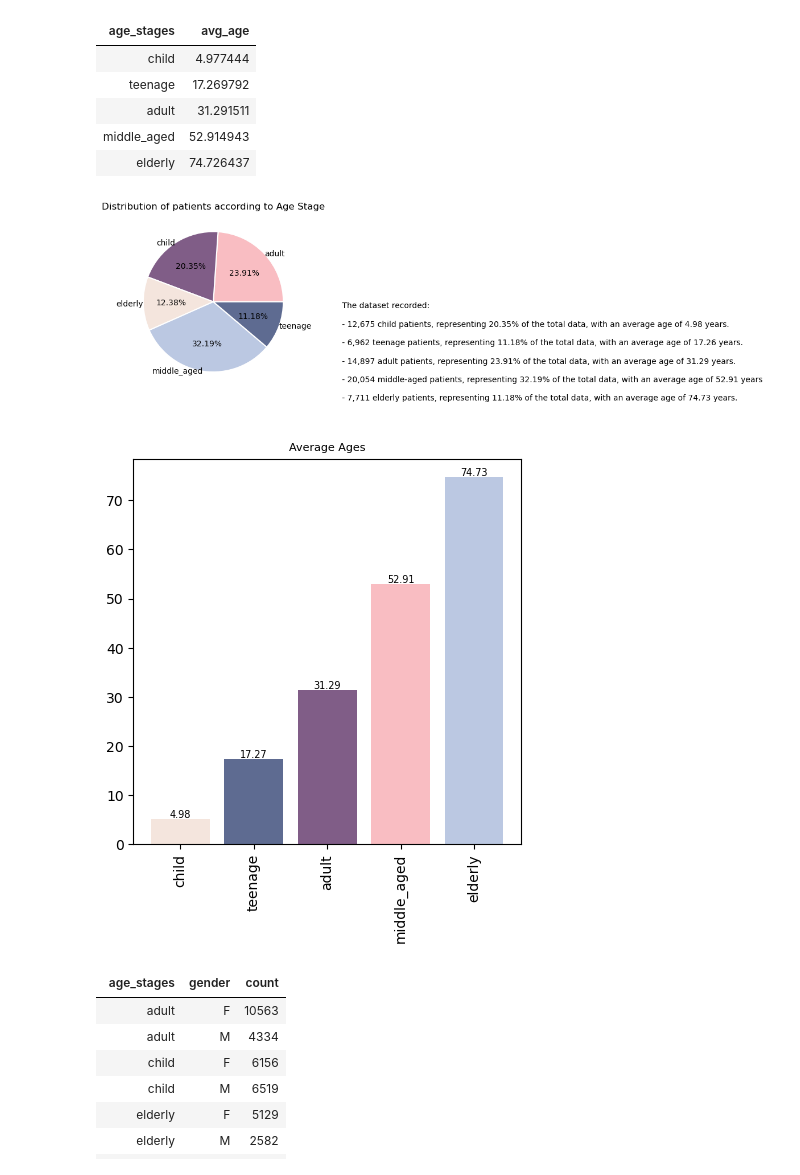
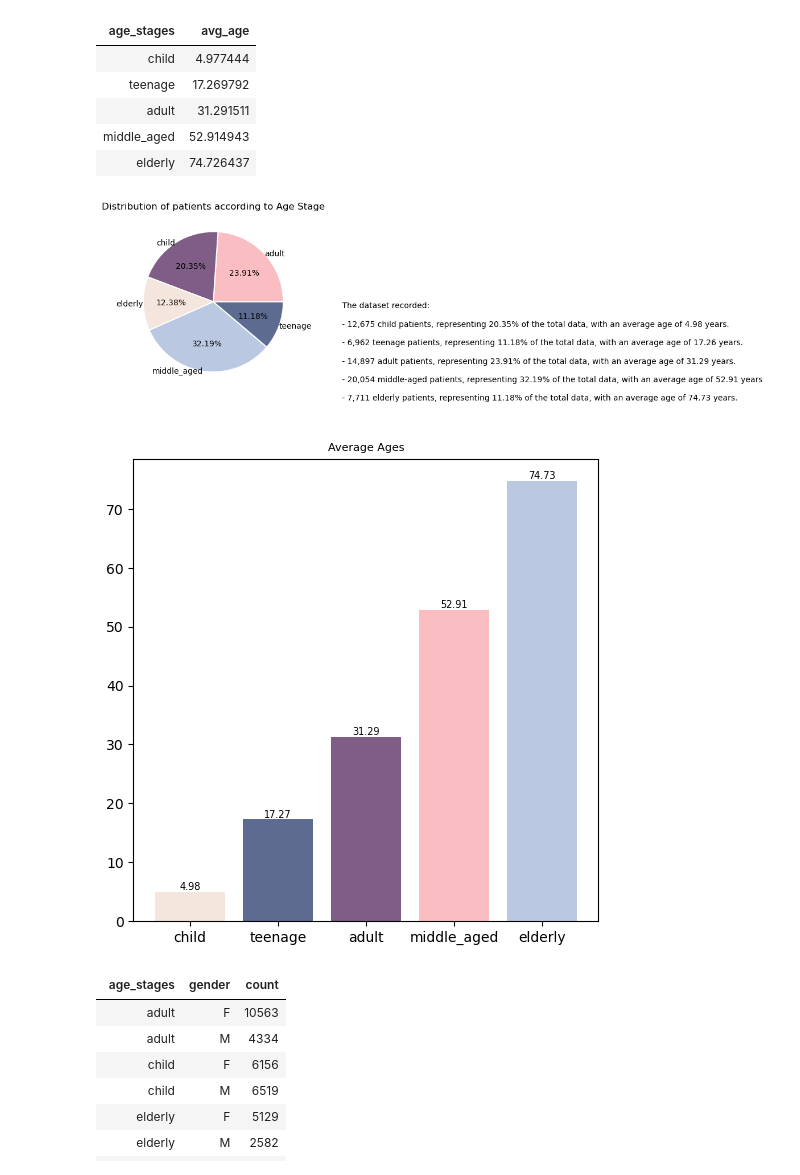
Before and after one commit to hend-a-ghafour/No-Show-Appointments, a Jupyter notebook: no_show_appointments.ipynb, the cells around one changed output. Drawn from its saved outputs; the diff is of its cells as text; code cells hidden in the pictures.

```diff
--- a/no_show_appointments.ipynb
+++ b/no_show_appointments.ipynb
@@ -604,32 +493,35 @@ avg_age.sort_values('avg_age').style.hide()
 | middle_aged | 52.914943 |
 | elderly | 74.726437 |
 # %%
-x=df.groupby(['age_stages']).patient_id.nunique()
+# Exploring Counts & Averages of age_stages by visualization:
+
 notes = ''' The dataset recorded:\n\n - 12,675 child patients, representing 20.35% of the total data, with an average age of 4.98 years.\n
  - 6,962 teenage patients, representing 11.18% of the total data, with an average age of 17.26 years.\n
  - 14,897 adult patients, representing 23.91% of the total data, with an average age of 31.29 years.\n
  - 20,054 middle-aged patients, representing 32.19% of the total data, with an average age of 52.91 years\n
  - 7,711 elderly patients, representing 11.18% of the total data, with an average age of 74.73 years.\n'''
+
+x=df.groupby(['age_stages']).patient_id.nunique()
 plt.subplots(figsize = (4,4))
 plt.pie(x,labels = age_stage_count.age_stages,  colors= ['#f9bdc2','#805d87','#f4e5dd','#bbc8e2','#5e6b91'], autopct='%1.2f%%',labeldistance=1,pctdistance=.6,
         wedgeprops={"linewidth": 1.5, "edgecolor": "white"} )
 plt.title('Distribution of patients according to Age Stage')
 plt.text(1.8,0,notes,ha='left',va='top',fontsize = 10, weight = 'normal')
 plt.show();
 
 x=avg_age.sort_values('avg_age').age_stages.to_list()
 y=avg_age.sort_values('avg_age').avg_age.to_list()
-plt.subplots(figsize = (5,5))
+plt.subplots(figsize = (6,6))
 plt.bar(x,y,color= ['#f4e5dd','#5e6b91','#805d87','#f9bdc2','#bbc8e2'], alpha = 1)
 for i, v in enumerate(avg_age.sort_values('avg_age').avg_age):
-  plt.text(i,v, f"{v:.2f}", ha='center', va='bottom',fontsize=7);
-plt.title('Average Ages', fontsize = 8);
-plt.xticks(fontsize = 10, rotation = 90)
+  plt.text(i,v, f"{v:.2f}", ha='center', va='bottom',fontsize=7)
+plt.title('Average Ages', fontsize = 8)
+plt.xticks(fontsize = 10, rotation = 0)
 plt.yticks(fontsize = 10)
 plt.show();
 # %% [output]
 [figure]
-[figure, old version]
+[figure, new version]
 # %%
 # Category count when classified into gender:
 count_stages_gender=df.groupby(['age_stages','gender']).patient_id.nunique().reset_index().rename(columns={'patient_id':'count'})
```
Also changed, not shown: parts of 21 cells of this notebook.
